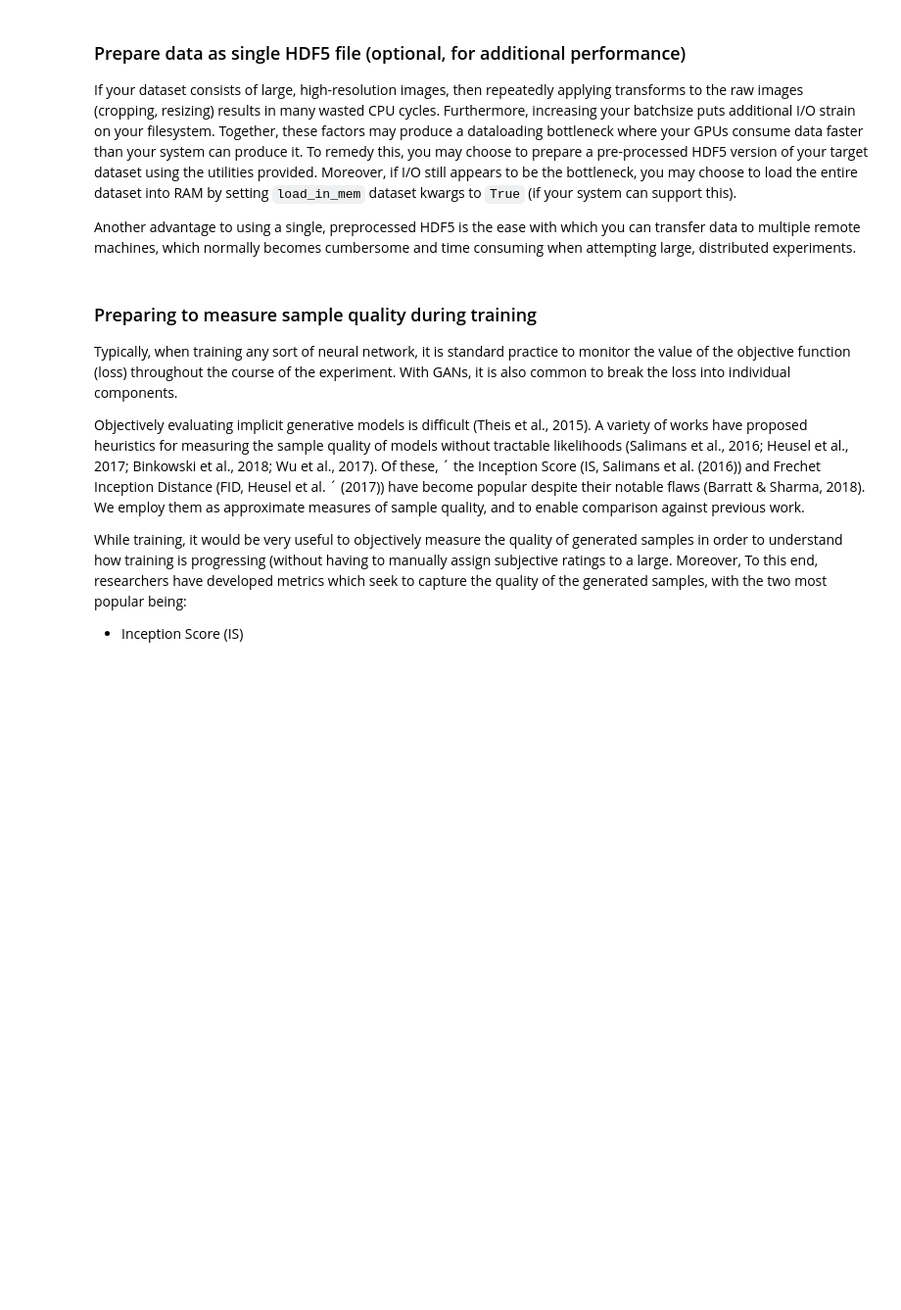
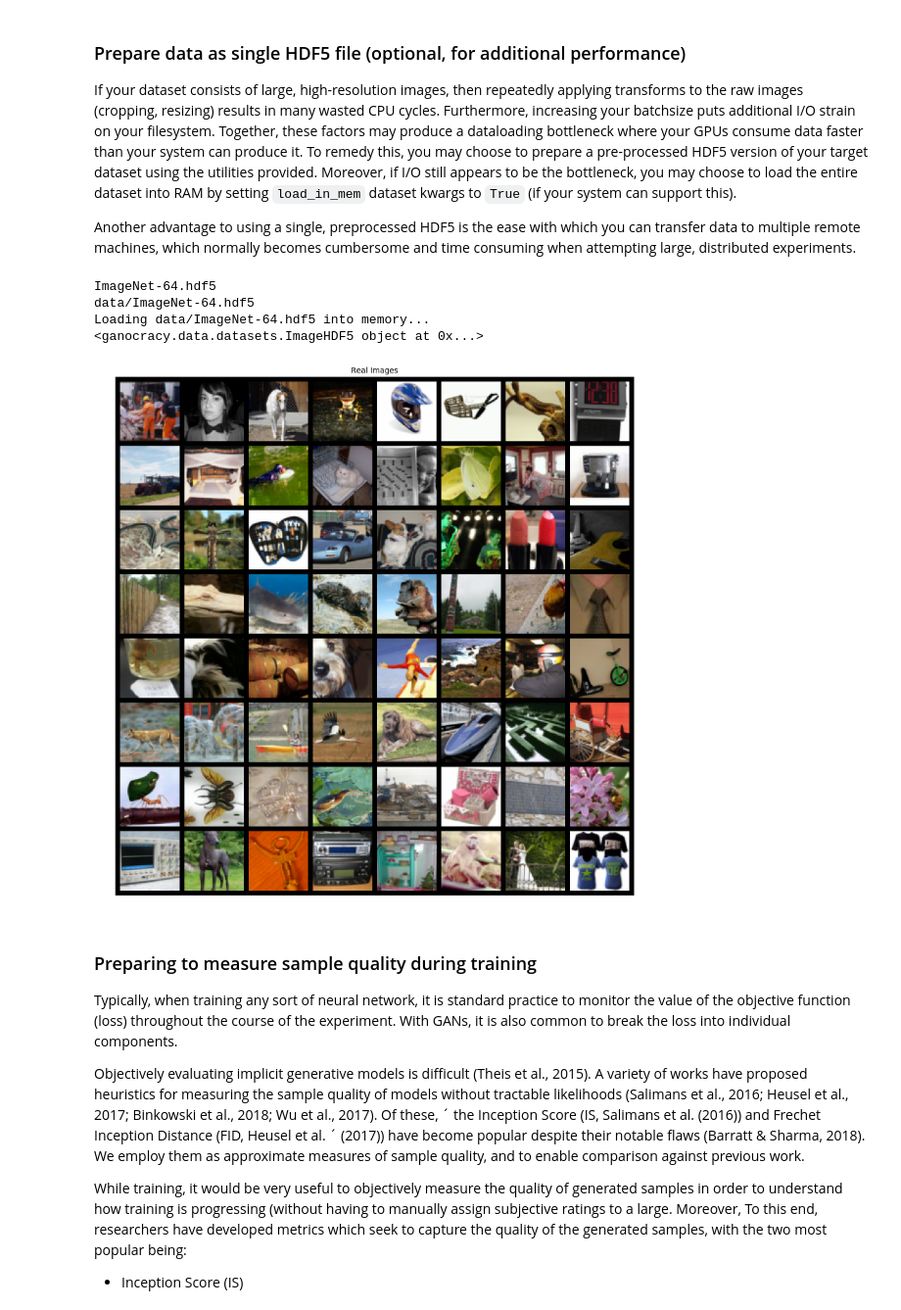
Before and after one commit to alexandonian/ganocracy, a Jupyter notebook: tutorial/ganocracy.ipynb, the cells around one changed output. Shown at 98% size. Cells and saved outputs as stored; diff of their text form; code cells hidden in the pictures; blank space fills up the shorter version.

```diff
--- a/tutorial/ganocracy.ipynb
+++ b/tutorial/ganocracy.ipynb
@@ -82,6 +84,7 @@ config = {
     'split': 'train',
 
     # MODEL ARCHITECTURE
+    'GAN_type': 'DCGAN',  # Type of GAN. Choices: ['DCGAN', 'SNGAN', 'SAGAN', 'BigGAN', 'BigGANDeep']
     'G_ch': 96,
     'D_ch': 96,
     'G_attn': 64,
@@ -94,6 +97,8 @@ config = {
     'G_n1': 'inplace_relu',
     'D_n1': 'inplace_relu',
     'G_eval_mode': True,
+    'ngpu': 1,
+
 
     # TRAINING CONFIG
     'num_D_steps': 1,
@@ -114,6 +119,18 @@ config = {
     'seed': 0,
     'use_multiepoch_sampler': True,
 }
+
+config.update({
+    'num_classes': {
+        'celeba': 1,
+        'CIFAR10': 10,
+        'CIFAR100': 100,
+        'ImageNet': 1000,
+        'Places365': 365,
+    }.get(config['dataset'], 1),
+
+    'device': torch.device("cuda:0" if (torch.cuda.is_available() and config['ngpu'] > 0) else "cpu")
+})
 # %% [markdown]
 ## Data Preparation
 In this tutorial, we will use the [Places365 dataset](http://places2.csail.mit.edu/) which contains more than 10 million images comprising 400+ unique scene categories. You can manually download the full dataset [here](http://places2.csail.mit.edu/download.html), although we provide standard PyTorch dataloaders that download, cache and preprocess several standard datasets as part of this tutorial. Therefore, preparing a dataloader can be accomplished with just a few lines:
@@ -186,14 +203,21 @@ Another advantage to using a single, preprocessed HDF5 is the ease with which yo
 # %%
 hdf5_name = '{}-{}.hdf5'.format(config['dataset'], config['resolution'])
 print(hdf5_name)
 hdf5_file = os.path.join(config['data_root'], hdf5_name)
 print(hdf5_file)
 # hdf5_file = dset.make_hdf5(dataloader, config['data_root'], hdf5_name)
 dataset = dset.ImageHDF5(hdf5_file, load_in_mem=config['load_in_mem'])
 dataloader = torch.utils.data.DataLoader(dataset,
                                          shuffle=config['shuffle'],
                                          batch_size=config['batch_size'],
                                          num_workers=config['num_workers'])
+vutils.visualize_data(dataloader)
+# %% [output]
+ImageNet-64.hdf5
+data/ImageNet-64.hdf5
+Loading data/ImageNet-64.hdf5 into memory...
+<ganocracy.data.datasets.ImageHDF5 object at 0x...>
+[figure, added]
 # %% [markdown]
 ### Preparing to measure sample quality during training
 
```
Also changed, not shown: parts of 12 cells of this notebook.
